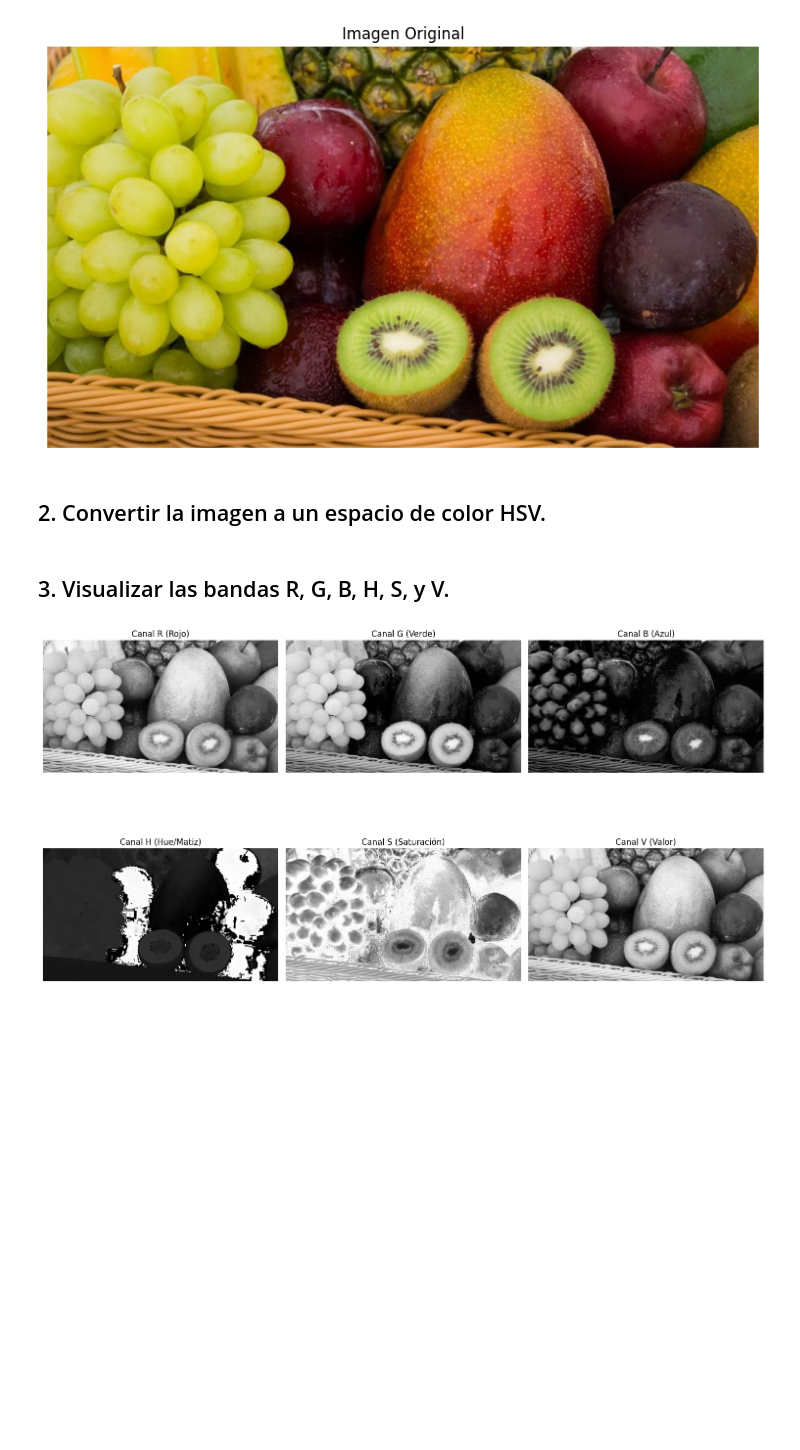
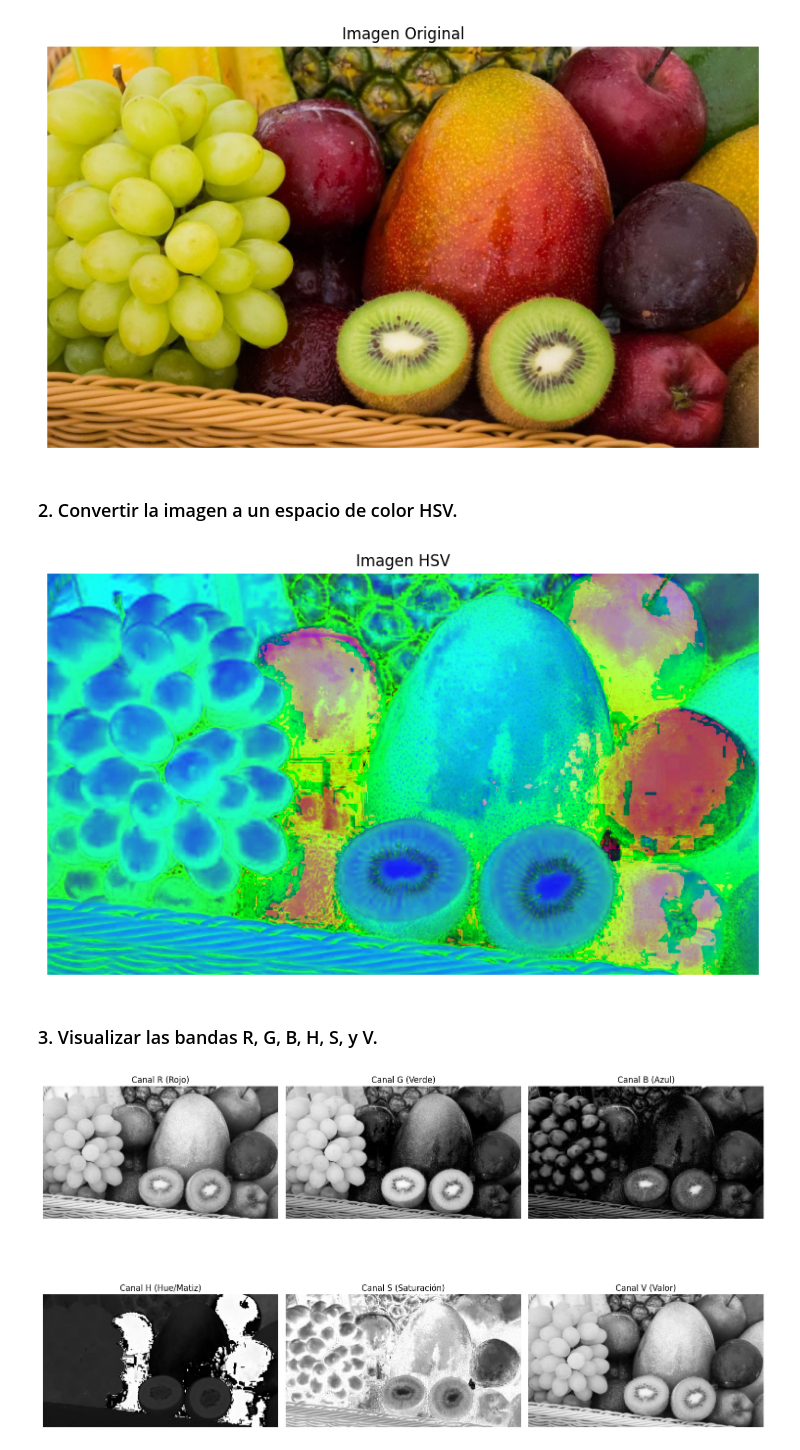
Before and after one commit to josenomberto/UTEC-CDIAV3-MCD8012, a Jupyter notebook: laboratorio_calificado_1.ipynb, the cells around one changed output. Saved outputs shown, nothing was run; the diff lists cells and outputs as text; code cells hidden in the pictures; blank space fills up the shorter version.

```diff
--- a/laboratorio_calificado_1.ipynb
+++ b/laboratorio_calificado_1.ipynb
@@ -25,12 +27,22 @@ plt.show()
 # %% [output]
 [figure]
 # %% [markdown]
-## 2. Convertir la imagen a un espacio de color HSV.
+### 2. Convertir la imagen a un espacio de color HSV.
 # %%
 #### Convertir la imagen a HSV
 img_hsv = cv2.cvtColor(img_bgr, cv2.COLOR_BGR2HSV)
+
+# Mostrar imagen HSV
+fig, ax = plt.subplots(1, 1, figsize=(8, 8))
+ax.imshow(img_hsv)
+ax.set_title('Imagen HSV')
+ax.axis('off')
+plt.tight_layout()
+plt.show()
+# %% [output]
+[figure, added]
 # %% [markdown]
-## 3. Visualizar las bandas R, G, B, H, S, y V.
+### 3. Visualizar las bandas R, G, B, H, S, y V.
 # %%
 
 # Bandas RGB
```
Also changed, not shown: parts of 21 cells of this notebook.
